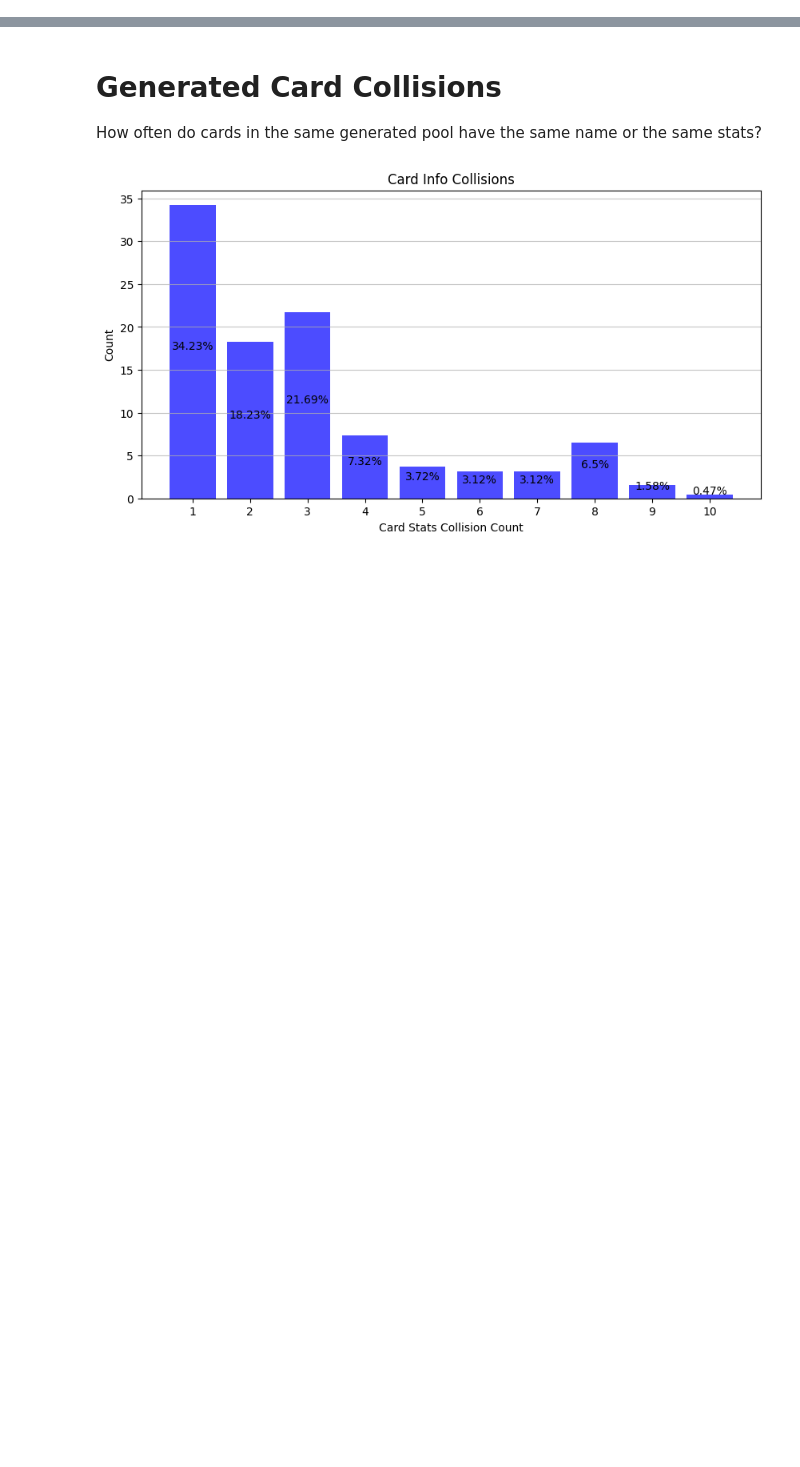
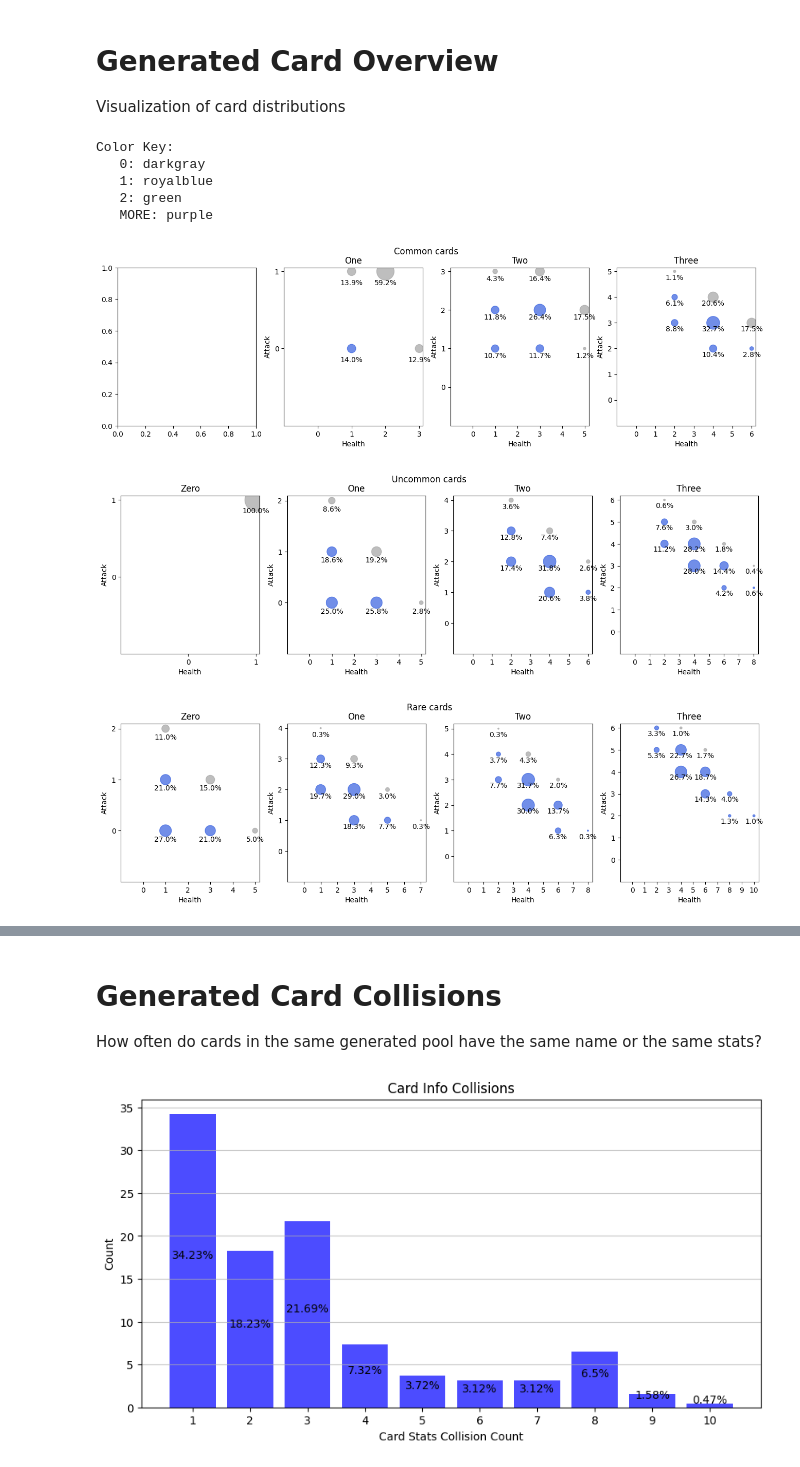
Before and after one commit to goodsky/godot-card-game, a Jupyter notebook: card-game/scripts/analyze_card_pool.ipynb, the cells around one changed output, grey strips where cells are left out. Cells and saved outputs as stored; diff of their text form; code cells hidden in the pictures; blank space fills up the shorter version.

```diff
--- a/card-game/scripts/analyze_card_pool.ipynb
+++ b/card-game/scripts/analyze_card_pool.ipynb
@@ -9,4 +9,63 @@ CARD_INFO_HIST_PATH = os.path.join(CARD_FACTORY_DATA_DIR, 'CardPoolAnalysis_Card
 ADJ_HIST_PATH = os.path.join(CARD_FACTORY_DATA_DIR, 'CardPoolAnalysis_AdjHist.csv')
 NOUN_HIST_PATH = os.path.join(CARD_FACTORY_DATA_DIR, 'CardPoolAnalysis_NounHist.csv')
 NAME_HIST_PATH = os.path.join(CARD_FACTORY_DATA_DIR, 'CardPoolAnalysis_NameHist.csv')
+# %% [markdown]
+# Generated Card Overview
+
+Visualization of card distributions
+# %%
+df = pd.read_csv(TOTAL_CARD_INFO_PATH, skipinitialspace=True)
+
+color_map = { 0: 'darkgray', 1: 'royalblue', 2: 'green' }
+extra_color = 'purple'
+print('Color Key:')
+for key, value in color_map.items():
+    print(f"   {key}: {value}")
+print(f"   MORE: {extra_color}")
+
+for rarity in ['Common', 'Uncommon', 'Rare']:
+    df_ability = df[df['Rarity'] == rarity]
+    fig, axs = plt.subplots(1, 4, figsize=(16, 4))
+
+    for i, cost in enumerate(['Zero', 'One', 'Two', 'Three']):
+        df_cost_ability = df_ability[df_ability['BloodCost'] == cost] \
+            .groupby((['Health', 'Attack'])) \
+            .agg({ 'AbilitiesCount': 'sum', 'Count': 'sum' }).reset_index()
+
+        if (df_cost_ability.empty):
+            continue # some combinations may have no cards
+
+        x = df_cost_ability['Health']
+        y = df_cost_ability['Attack']
+
+        abilities = df_cost_ability['AbilitiesCount']
+        bubble_colors = abilities.apply(lambda x: color_map.get(x, extra_color))
+
+        count = df_cost_ability['Count']
+        total_count = count.sum()
+        normalized_count = count / total_count * 100.0
+        normalized_size = count / total_count * 1000.0
+
+        axs[i].scatter(x, y, s=normalized_size, alpha=0.75, color=bubble_colors)
+        for j in range(len(df_cost_ability)):
+            # axs[i].text(x.iloc[j], y.iloc[j] + 0.1, f"{count.iloc[j]}", ha='center', va='bottom', fontsize=10)
+            axs[i].text(x.iloc[j], y.iloc[j] - 0.1, f"{round(normalized_count.iloc[j], 1)}%", ha='center', va='top', fontsize=10)
+        axs[i].set_title(cost)
+        axs[i].set_xlabel('Health')
+        axs[i].set_ylabel('Attack')
+        axs[i].set_xlim(left = -1)
+        axs[i].set_xticks(range(0, x.max() + 1))
+        axs[i].set_ylim(bottom = -1)
+        axs[i].set_yticks(range(0, y.max() + 1))
+    plt.suptitle(f"{rarity} cards")
+    plt.show()
+# %% [output]
+Color Key:
+   0: darkgray
+   1: royalblue
+   2: green
+   MORE: purple
+[figure, added]
+[figure, added]
+[figure, added]
 # %%
```
Also changed, not shown: parts of 1 cell of this notebook, 5 other files.
